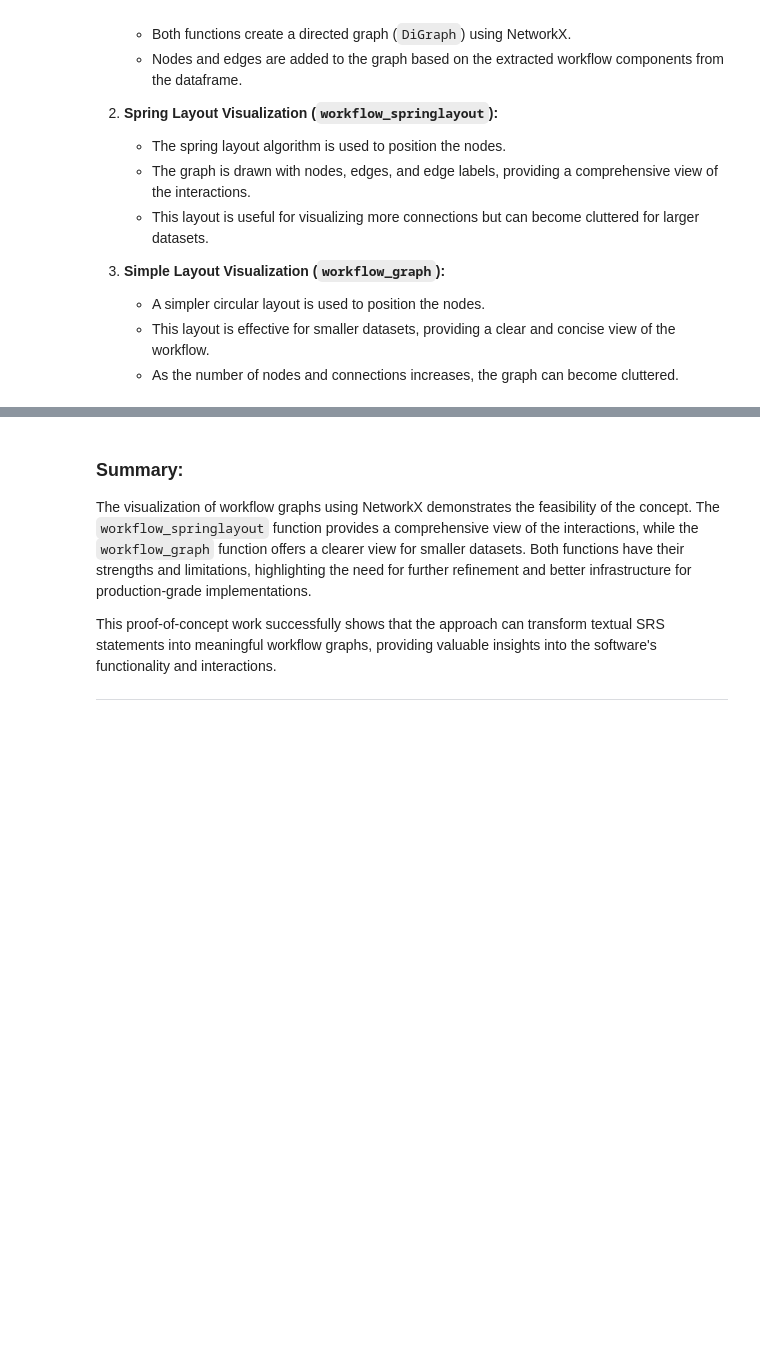
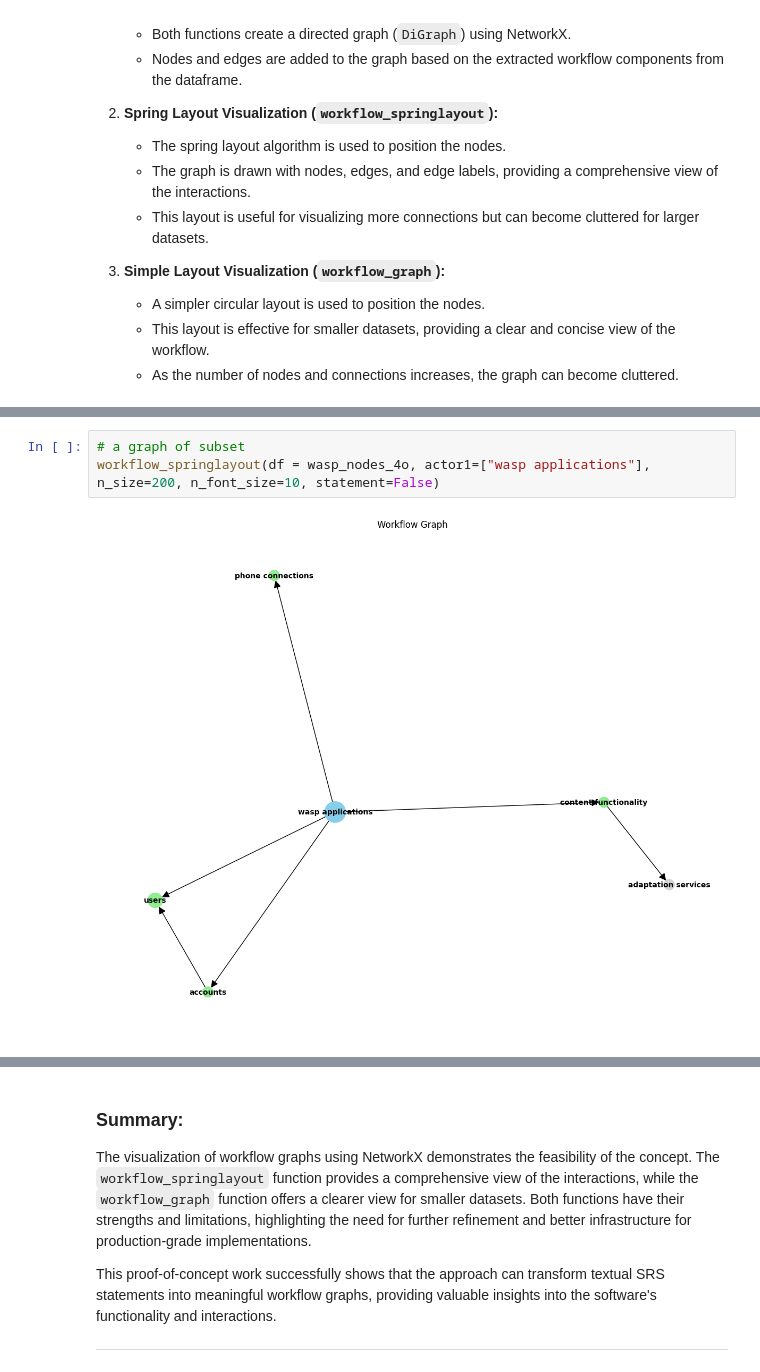
Before and after one commit to bayrakm/SRS-workflow-graph-with-LLM, a Jupyter notebook: Automating Workflow Graph from SRS.ipynb, the cells around one changed output, grey strips where cells are left out. Drawn from its saved outputs; the diff is of its cells as text; blank space fills up the shorter version.

Commit message:
notebook - new graphs added

```diff
--- a/Automating Workflow Graph from SRS.ipynb
+++ b/Automating Workflow Graph from SRS.ipynb
@@ -806 +808,6 @@ workflow_springlayout(df = wasp_nodes_4o, actor1=["wasp platforms"],  n_size=200
+# %%
+# a graph of subset
+workflow_springlayout(df = wasp_nodes_4o, actor1=["wasp applications"],  n_size=200, n_font_size=10, statement=False)
+# %% [output]
+[figure, added]
 # %%
```
Also changed, not shown: parts of 3 cells of this notebook.
